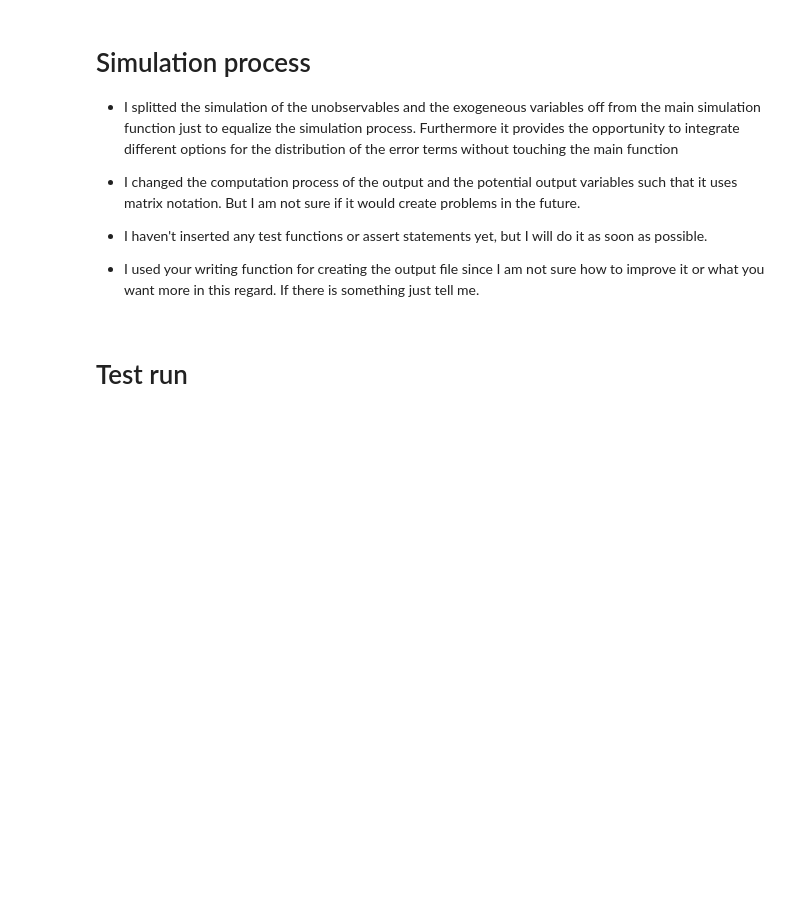
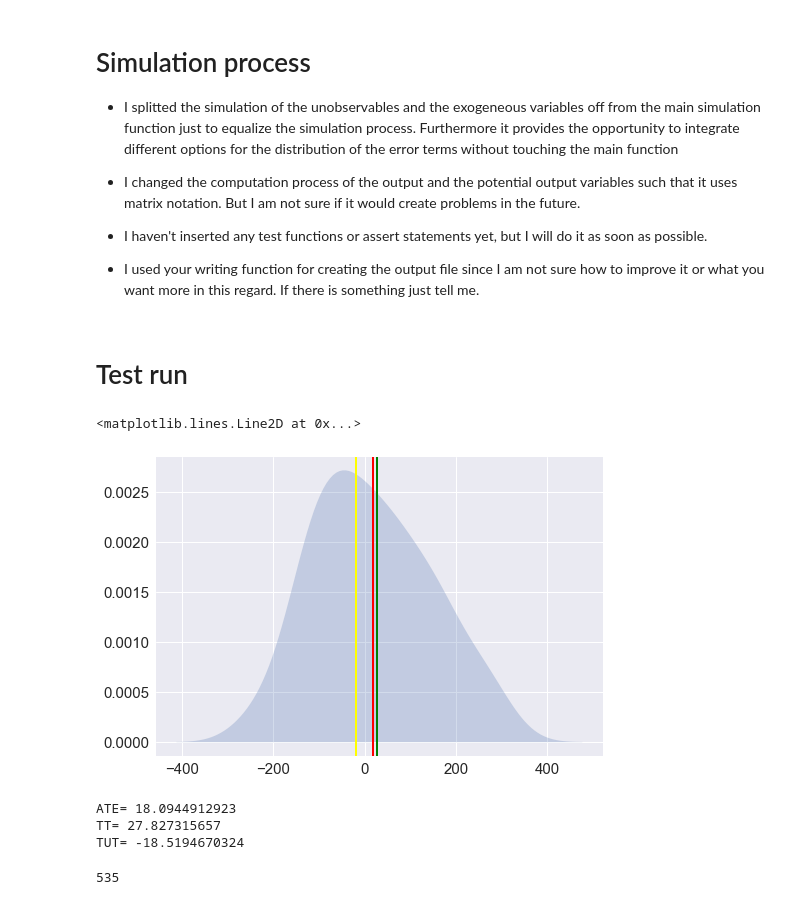
Before and after one commit to OpenSourceEconomics/grmpy, a Jupyter notebook: simulation.ipynb, the cells around one changed output. Saved outputs shown, nothing was run; the diff lists cells and outputs as text; code cells hidden in the pictures; blank space fills up the shorter version.

```diff
--- a/simulation.ipynb
+++ b/simulation.ipynb
@@ -337,3 +337,23 @@ def simulation(init_dict):
 d = import_process('init.ini')
 
 Y, Y1, Y0, D = simulation(d)
+# %%
+B= Y1 - Y0
+ATE = np.mean(B)
+TT = np.mean(B[D==1])
+TUT =np.mean(B[D==0])
+# %%
+sns.kdeplot(B, shade=True)
+sns.set_context("notebook", font_scale=1.5, rc={"lines.linewidth": 0.01})
+plt.axvline(x=ATE, ymin= 0.0, ymax= 1, linewidth=2, c='red')
+plt.axvline(x=TT, ymin= 0.0, ymax= 1, linewidth=2, c='green')
+plt.axvline(x=TUT, ymin= 0.0, ymax= 1, linewidth=2, c='yellow')
+# %% [output]
+<matplotlib.lines.Line2D at 0x...>
+[figure, added]
+# %%
+print('ATE=', ATE, '\nTT=', TT, '\nTUT=', TUT)
+# %% [output]
+ATE= 18.0944912923
+TT= 27.827315657
+TUT= -18.5194670324
@@ -339,0 +373,5 @@ Y, Y1, Y0, D = simulation(d)
+# %%
+V = np.random.uniform(0.0,1.0, 1000)
+print(len(V[465:]))
+# %% [output]
+535
```
Also changed, not shown: parts of 13 cells of this notebook, 6 other files.
